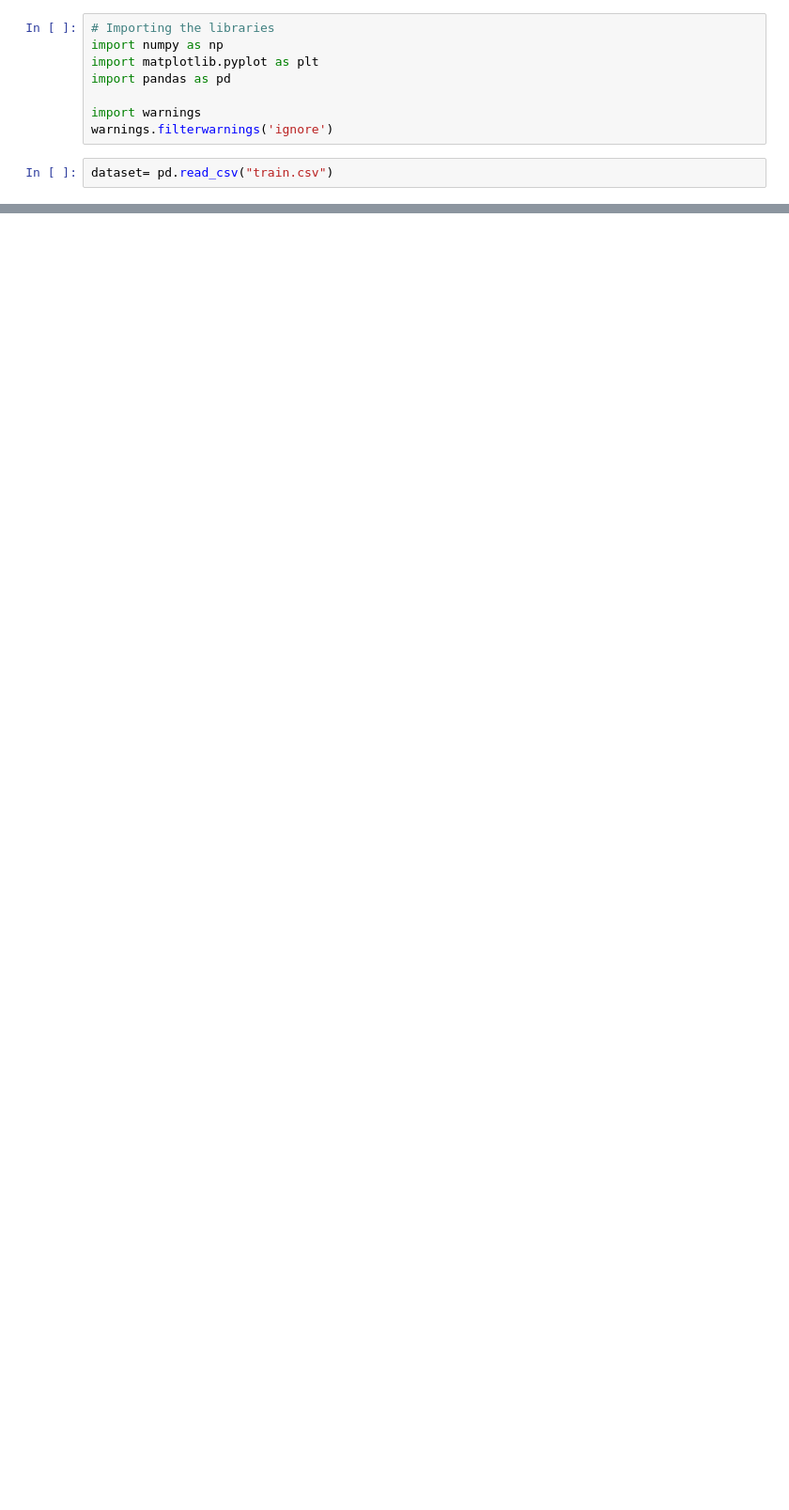
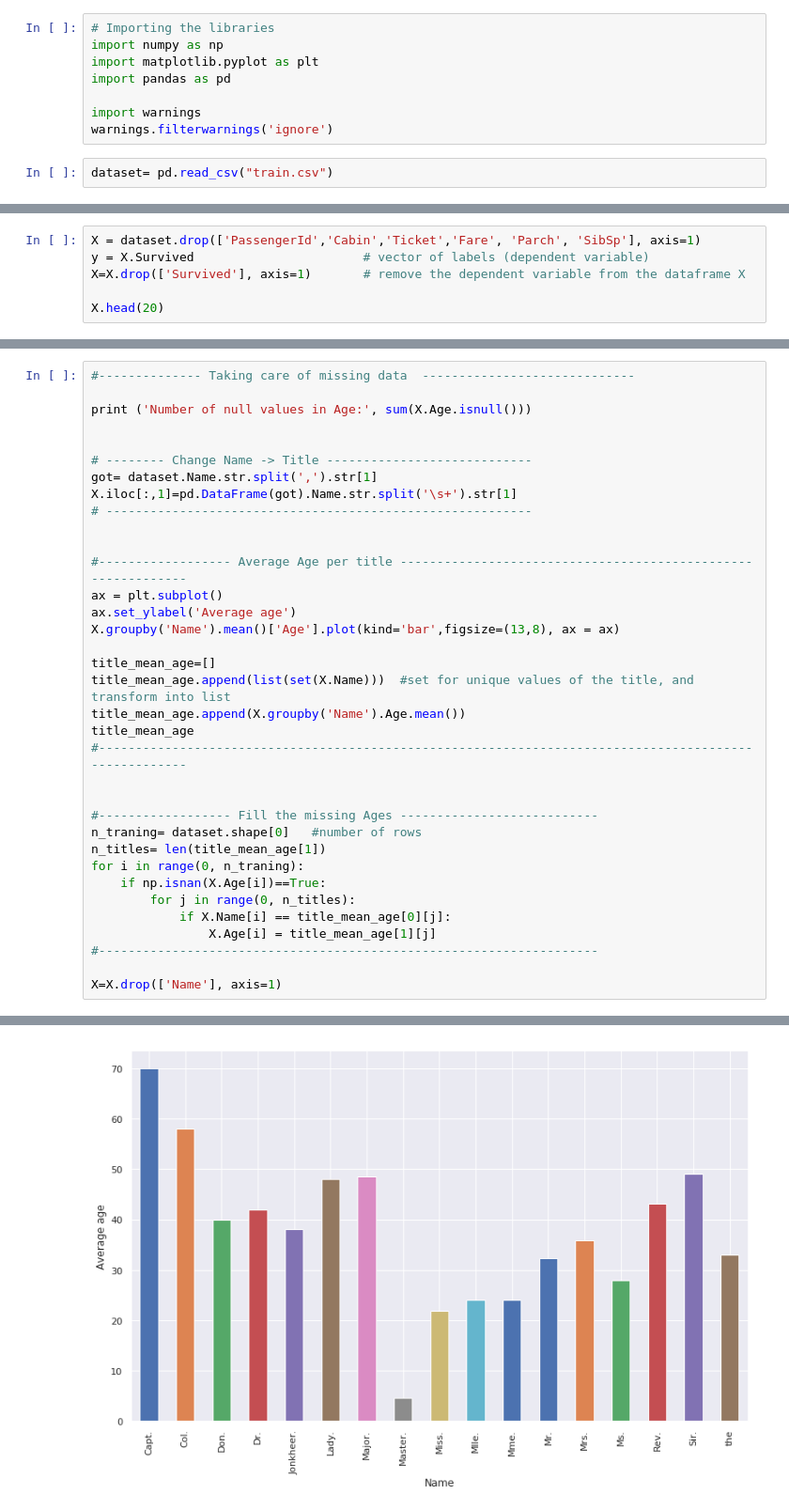
Before and after one commit to jhgeeyang/kagglePrac, a Jupyter notebook: tutorial1/Untitled.ipynb, the cells around one changed output, grey strips where cells are left out. Shown at 94% size. Drawn from its saved outputs; the diff is of its cells as text; blank space fills up the shorter version.

```diff
--- a/tutorial1/Untitled.ipynb
+++ b/tutorial1/Untitled.ipynb
@@ -34,0 +92,6 @@ ModuleNotFoundError: No module named 'seaborn'
+# %%
+X = dataset.drop(['PassengerId','Cabin','Ticket','Fare', 'Parch', 'SibSp'], axis=1)
+y = X.Survived                       # vector of labels (dependent variable)
+X=X.drop(['Survived'], axis=1)       # remove the dependent variable from the dataframe X
+
+X.head(20)
@@ -34,0 +149,36 @@ ModuleNotFoundError: No module named 'seaborn'
+# %%
+#-------------- Taking care of missing data  -----------------------------
+
+print ('Number of null values in Age:', sum(X.Age.isnull()))
+
+
+# -------- Change Name -> Title ----------------------------
+got= dataset.Name.str.split(',').str[1]
+X.iloc[:,1]=pd.DataFrame(got).Name.str.split('\s+').str[1]
+# ----------------------------------------------------------
+
+
+#------------------ Average Age per title -------------------------------------------------------------
+ax = plt.subplot()
+ax.set_ylabel('Average age')
+X.groupby('Name').mean()['Age'].plot(kind='bar',figsize=(13,8), ax = ax)
+
+title_mean_age=[]
+title_mean_age.append(list(set(X.Name)))  #set for unique values of the title, and transform into list
+title_mean_age.append(X.groupby('Name').Age.mean())
+title_mean_age
+#------------------------------------------------------------------------------------------------------
+
+
+#------------------ Fill the missing Ages ---------------------------
+n_traning= dataset.shape[0]   #number of rows
+n_titles= len(title_mean_age[1])
+for i in range(0, n_traning):
+    if np.isnan(X.Age[i])==True:
+        for j in range(0, n_titles):
+            if X.Name[i] == title_mean_age[0][j]:
+                X.Age[i] = title_mean_age[1][j]
+#--------------------------------------------------------------------
+
+X=X.drop(['Name'], axis=1)
+# %% [output]
@@ -34,0 +186 @@ ModuleNotFoundError: No module named 'seaborn'
+[figure, added]
```
Also changed, not shown: parts of 8 cells of this notebook.
